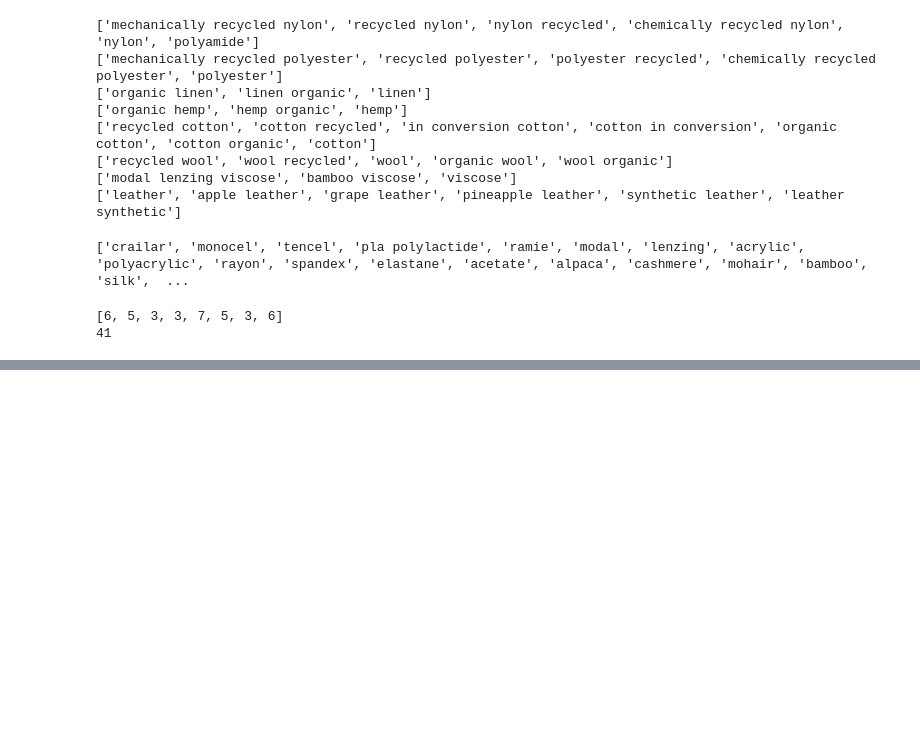
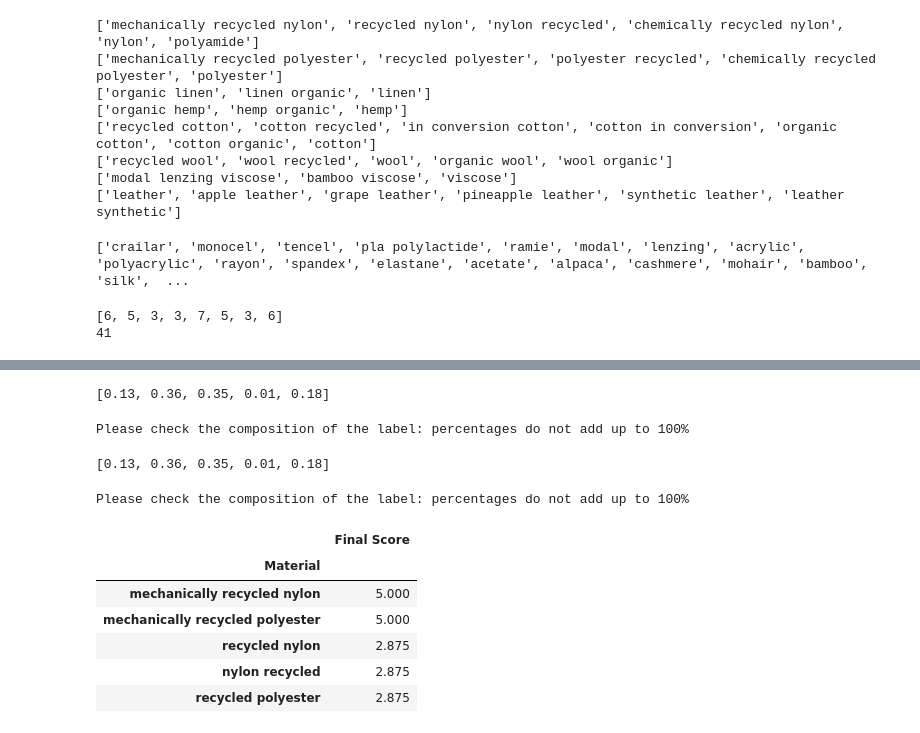
Before and after one commit to lunadabinovic/eco_fashion_project, a Jupyter notebook: notebooks/linking_tags_fbscore.ipynb, the cells around one changed output, grey strips where cells are left out. Drawn from its saved outputs; the diff is of its cells as text; code cells hidden in the pictures; blank space fills up the shorter version.

```diff
--- a/notebooks/linking_tags_fbscore.ipynb
+++ b/notebooks/linking_tags_fbscore.ipynb
@@ -514,0 +546,9 @@ get_fiber_pct(all_matches2_df)
+# %%
+percentage_list2 = percentages_to_float(tag_info)
+percentage_list2
+# %% [output]
+[0.13, 0.36, 0.35, 0.01, 0.18]
+# %%
+check_100_pct(percentage_list2)
+# %% [output]
+Please check the composition of the label: percentages do not add up to 100%
@@ -514,0 +560,21 @@ get_fiber_pct(all_matches2_df)
+# %%
+tag_info = get_fiber_pct(all_matches2_df)
+percentage_list = percentages_to_float(tag_info)
+percentage_list
+# %% [output]
+[0.13, 0.36, 0.35, 0.01, 0.18]
+# %%
+check_100_pct(percentage_list)
+# %% [output]
+Please check the composition of the label: percentages do not add up to 100%
+# %%
+fiber_score_df = fb4_keys.set_index('Material')
+fiber_score_df.head()
+# %% [output]
+|  | Final Score |
+| Material |  |
+| mechanically recycled nylon | 5.000 |
+| mechanically recycled polyester | 5.000 |
+| recycled nylon | 2.875 |
+| nylon recycled | 2.875 |
+| recycled polyester | 2.875 |
```
Also changed, not shown: parts of 19 cells of this notebook, 3 other files.
